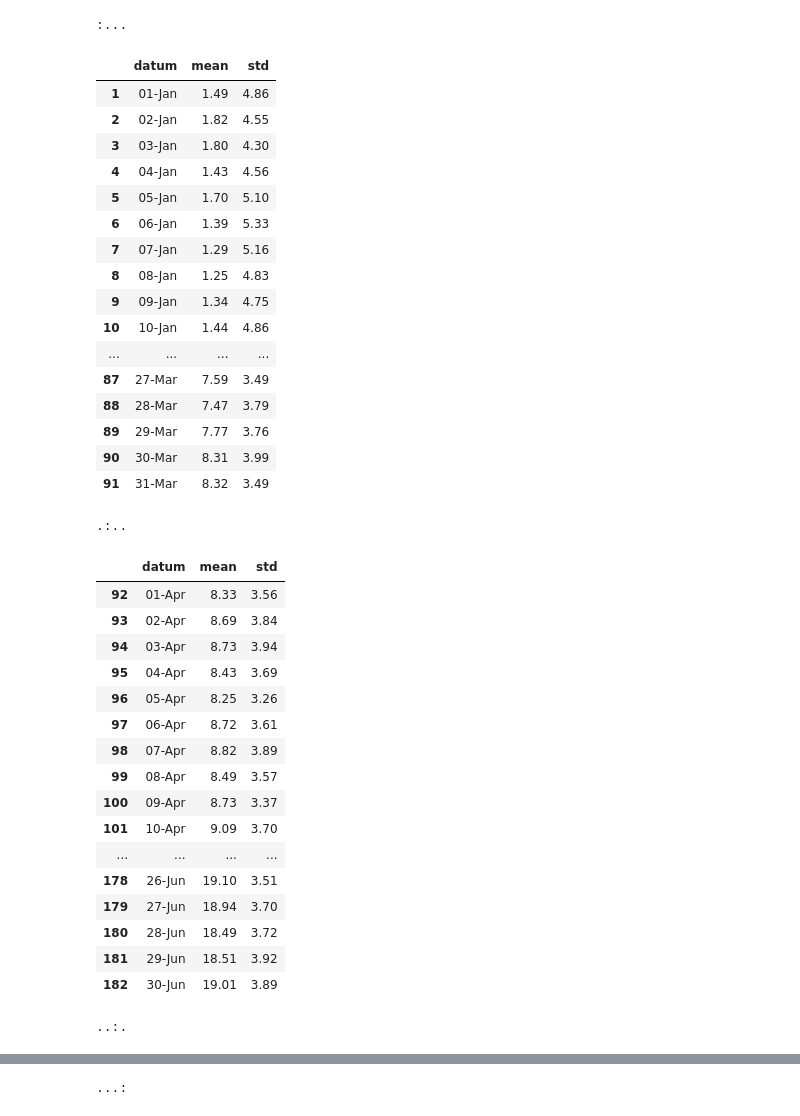
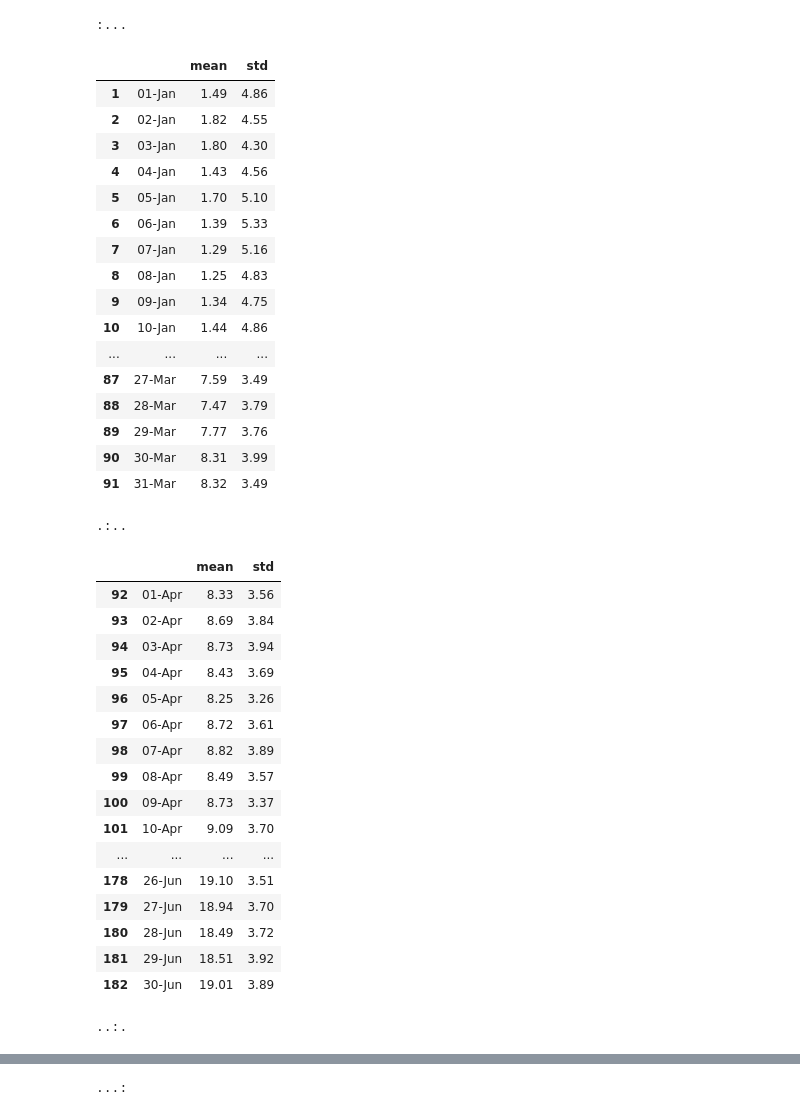
Before and after one commit to cebaraldi/jnb-meteo-dwd, a Jupyter notebook: DWD_evaluation.ipynb, the cells around one changed output, grey strips where cells are left out. Saved outputs shown, nothing was run; the diff lists cells and outputs as text; code cells hidden in the pictures.

```diff
--- a/DWD_evaluation.ipynb
+++ b/DWD_evaluation.ipynb
@@ -128,26 +135,31 @@ def display_dfs(dfs, gap=50, justify='center'):
     display_html(html, raw=True)
 # %%
 # https://stackoverflow.com/questions/20625582/how-to-deal-with-settingwithcopywarning-in-pandas
-pd.options.mode.chained_assignment = None  # default='warn'
+# pd.options.mode.chained_assignment = None  # default='warn'
 dfs = df[['datum','mean','std']]
 dfs.index = dfs.index + 1
 
+# Split into four meteorological seasons
 winter = dfs.loc[dfs['datum'].between(datetime(leap_year, 1, 1), datetime(leap_year, 3, 31))]
 winter['datum'] = winter['datum'].dt.strftime('%d-%b')
+winter.columns  = [' ','mean','std']
 spring = dfs.loc[dfs['datum'].between(datetime(leap_year, 4, 1), datetime(leap_year, 6, 30))]
 spring['datum'] = spring['datum'].dt.strftime('%d-%b')
+spring.columns  = [' ','mean','std']
 summer = dfs.loc[dfs['datum'].between(datetime(leap_year, 7, 1), datetime(leap_year, 9, 30))]
 summer['datum'] = summer['datum'].dt.strftime('%d-%b')
+summer.columns  = [' ','mean','std']
 autumn = dfs.loc[dfs['datum'].between(datetime(leap_year, 10, 1), datetime(leap_year, 12, 31))]
 autumn['datum'] = autumn['datum'].dt.strftime('%d-%b')
+autumn.columns  = [' ','mean','std']
 
-dfs = {':...': winter, '.:..': spring, '..:.': summer, '...:': autumn}
+# Display full table
+dfs_dict = {':...': winter, '.:..': spring, '..:.': summer, '...:': autumn}
 pd.options.display.max_rows = None
-
-display_dfs(dfs, justify='flex-start')
+display_dfs(dfs_dict, justify='flex-start')
 # %% [output]
 :...
-|  | datum | mean | std |
+|  |  | mean | std |
 | 1 | 01-Jan | 1.49 | 4.86 |
 | 2 | 02-Jan | 1.82 | 4.55 |
 | 3 | 03-Jan | 1.80 | 4.30 |
@@ -165,7 +177,7 @@ display_dfs(dfs, justify='flex-start')
 | 90 | 30-Mar | 8.31 | 3.99 |
 | 91 | 31-Mar | 8.32 | 3.49 |
 .:..
-|  | datum | mean | std |
+|  |  | mean | std |
 | 92 | 01-Apr | 8.33 | 3.56 |
 | 93 | 02-Apr | 8.69 | 3.84 |
 | 94 | 03-Apr | 8.73 | 3.94 |
```
Also changed, not shown: parts of 3 cells of this notebook, 7 other files.
